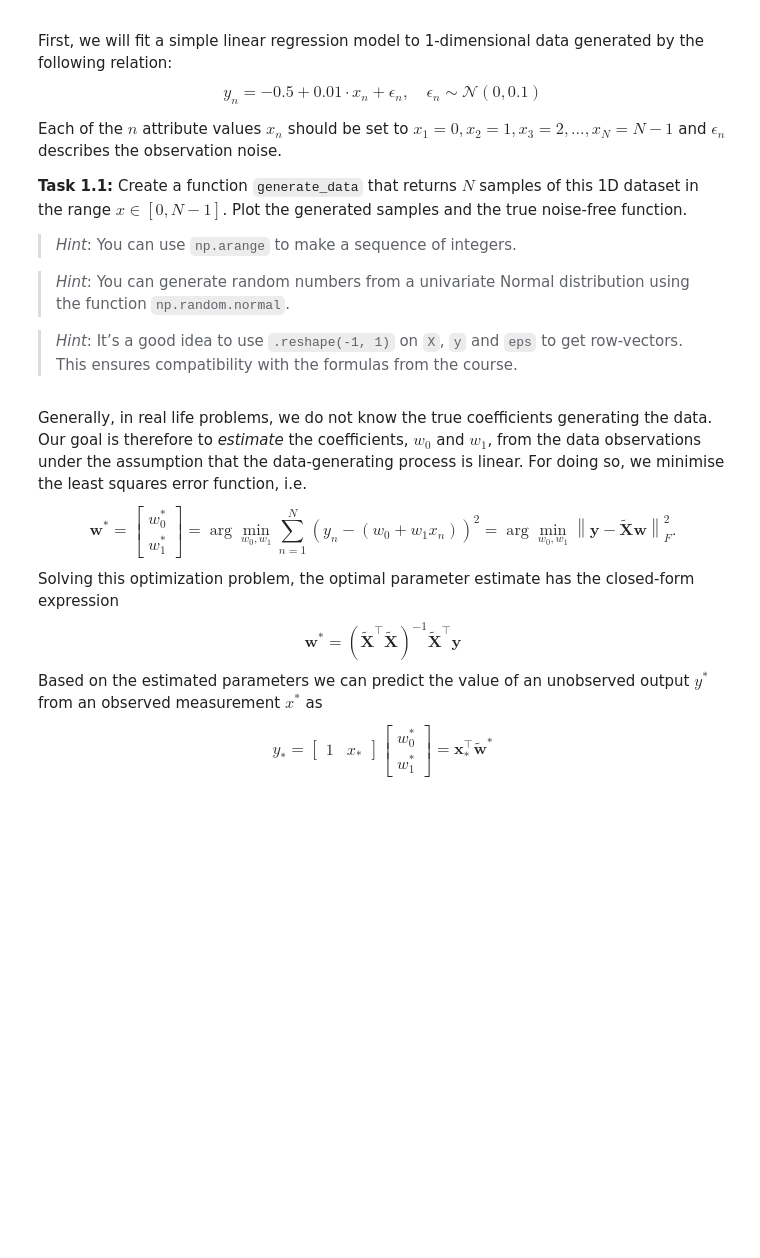
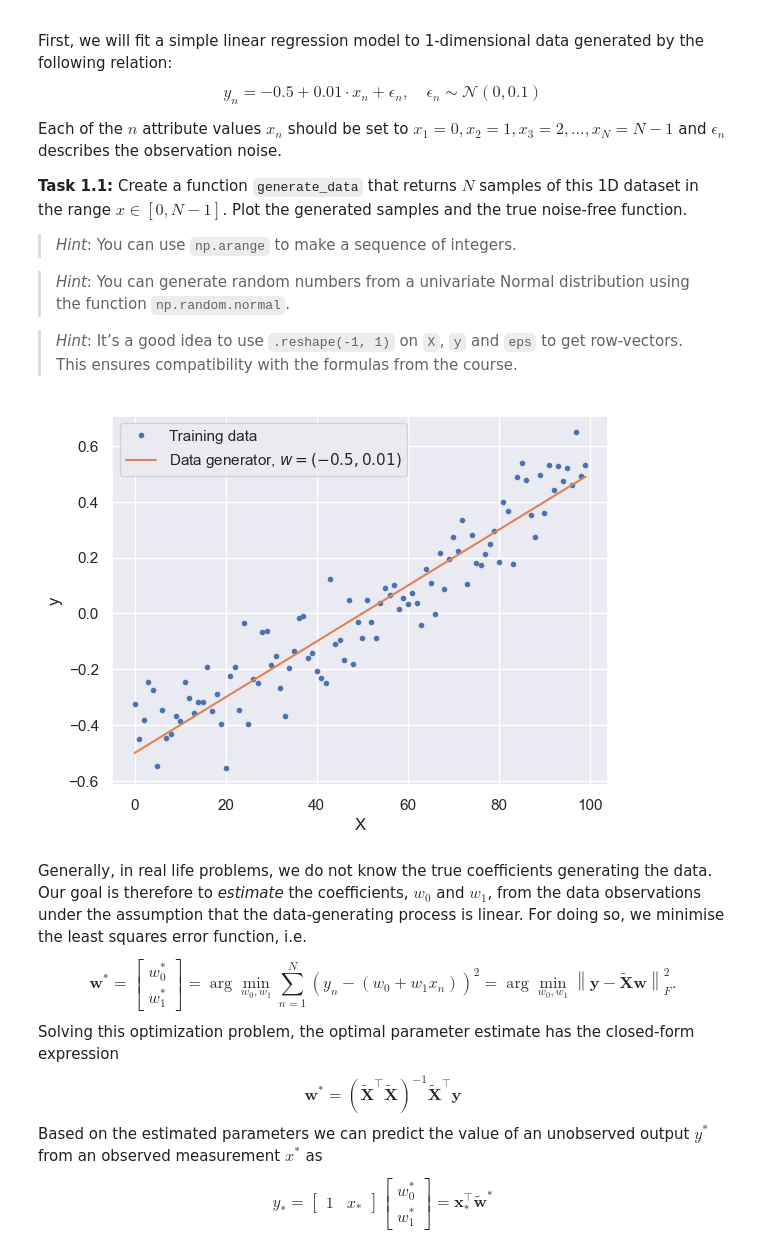
Before and after one commit to MagnusStarkadOttosen/02451_machine_learning, a Jupyter notebook: Week5/exercise5.ipynb, the cells around one changed output. Saved outputs shown, nothing was run; the diff lists cells and outputs as text; code cells hidden in the pictures; blank space fills up the shorter version.

```diff
--- a/Week5/exercise5.ipynb
+++ b/Week5/exercise5.ipynb
@@ -69,32 +69,35 @@ x_3\!\!=\!2, \dots, x_N\!\!=\!N-1$ and $\epsilon_n$ describes the observation no
 # %%
 def generate_data(w=(-0.5, 0.01), N=100, eps_std=0.1, seed=0):
     np.random.seed(seed)
 
     # YOUR CODE HERE
-    raise NotImplementedError()
+    X = np.arange(N).reshape(-1, 1)
+    eps = np.random.normal(0, eps_std, N).reshape(-1, 1)
+    y = (w[0] + w[1] * X + eps).reshape(-1, 1)
 
     return X, y, eps
 
 # Plotting the generated data
 N = 100                     # number of data objects
 eps_std = 0.1               # observation noise parameter
 w = (-0.5, 0.01)            # parameters of the linear relation
 
 # Generate data with your function
 X, y, eps = generate_data(eps_std=eps_std, w=w, N=N, seed=0)
 
 # Get the true output values without noise
-# YOUR CODE HERE
-raise NotImplementedError()
+y_true = w[0] + w[1] * X
 
 # Plot original data and the model output
 f = plt.figure()
 plt.plot(X, y, ".", label="Training data")
 plt.plot(X, y_true, "-", label=f"Data generator, $w={w}$")
 plt.xlabel("X")
 plt.ylabel("y")
 plt.legend()
 plt.show()
+# %% [output]
+[figure, added]
 # %% [markdown]
 Generally, in real life problems, we do not know the true coefficients generating the data. Our goal is therefore to *estimate* the coefficients, $w_0$ and $w_1$, from the data observations under the assumption that the data-generating process is linear. For doing so, we minimise the least squares error function, i.e.
 $$
```
Also changed, not shown: parts of 49 cells of this notebook, 8 other files.
